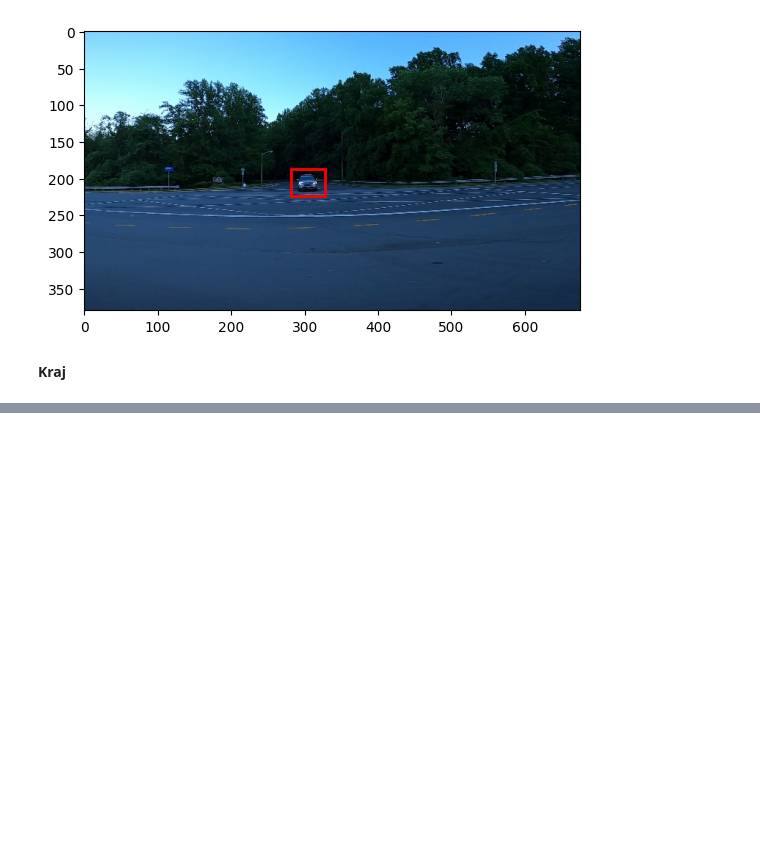
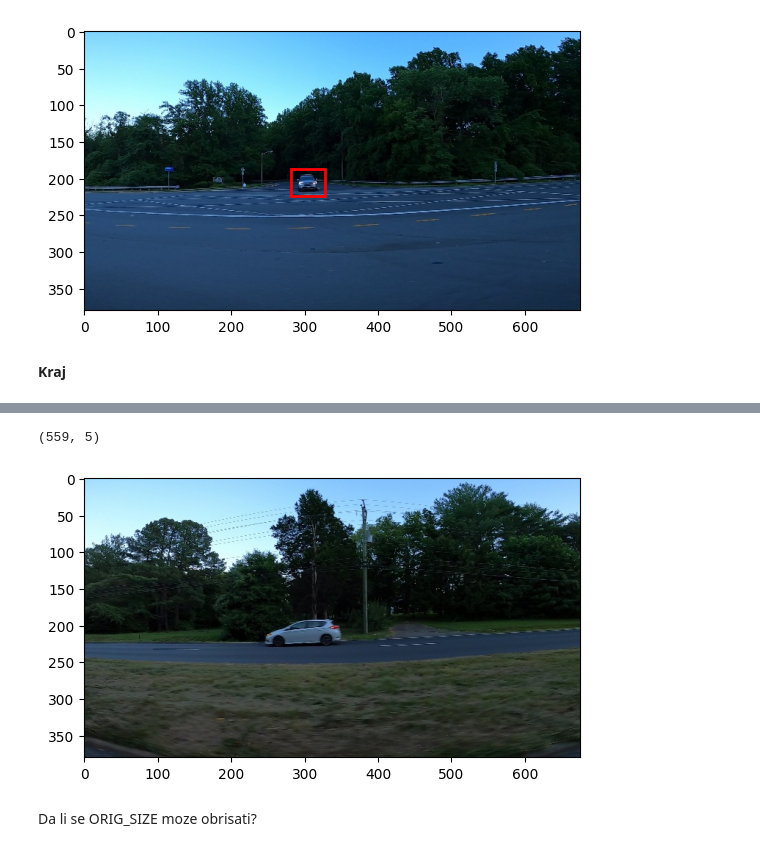
Before and after one commit to NadjaKljestanovic/PPPO, a Jupyter notebook: DetekcijaObjekata.ipynb, the cells around one changed output, grey strips where cells are left out. Cells and saved outputs as stored; diff of their text form; code cells hidden in the pictures; blank space fills up the shorter version.

```diff
--- a/DetekcijaObjekata.ipynb
+++ b/DetekcijaObjekata.ipynb
@@ -256,0 +285,4 @@ plt.show()
+# %%
+df = pd.read_csv('/content/drive/MyDrive/data/train_names.csv')
+# %%
+train_names1 = df['File Name']
@@ -256,0 +305,13 @@ plt.show()
+# %%
+annotations = pd.read_csv('/content/drive/MyDrive/data/train_solution_bounding_boxes_v2.csv')
+# %%
+annotations.shape
+# %% [output]
+(559, 5)
+# %%
+im_names, image_annotations = train_names1, annotations
+# %%
+ds = imread(os.path.join(train_dir, im_names[0]))
+_ = plt.imshow(ds)
+# %% [output]
+[figure, added]
@@ -256,0 +320,2 @@ plt.show()
+# %% [markdown]
+Da li se ORIG_SIZE moze obrisati?
```
Also changed, not shown: parts of 22 cells of this notebook.
